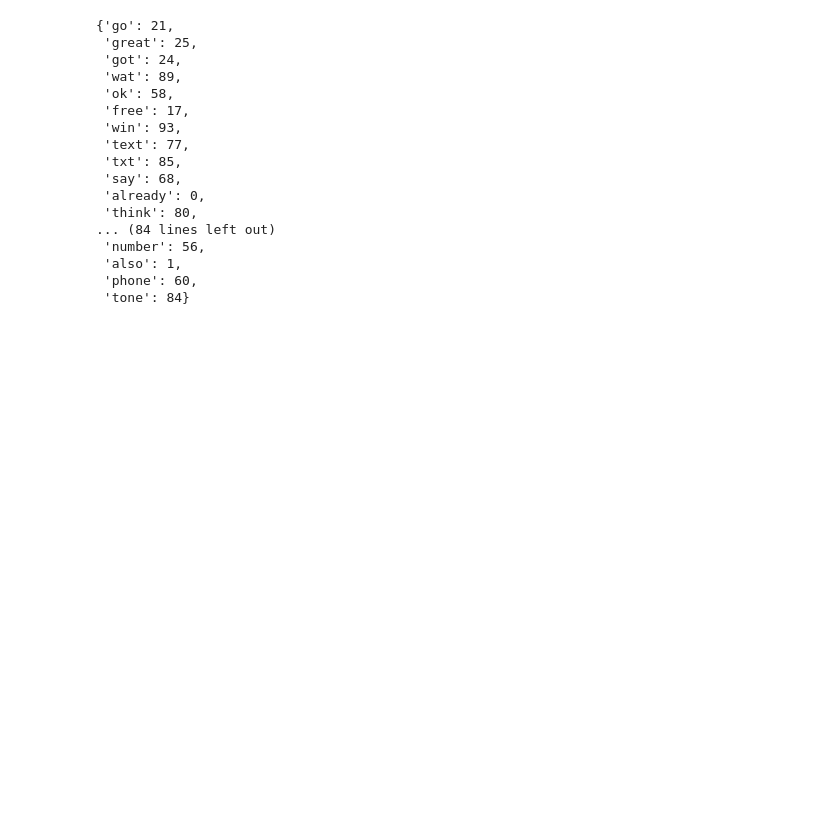
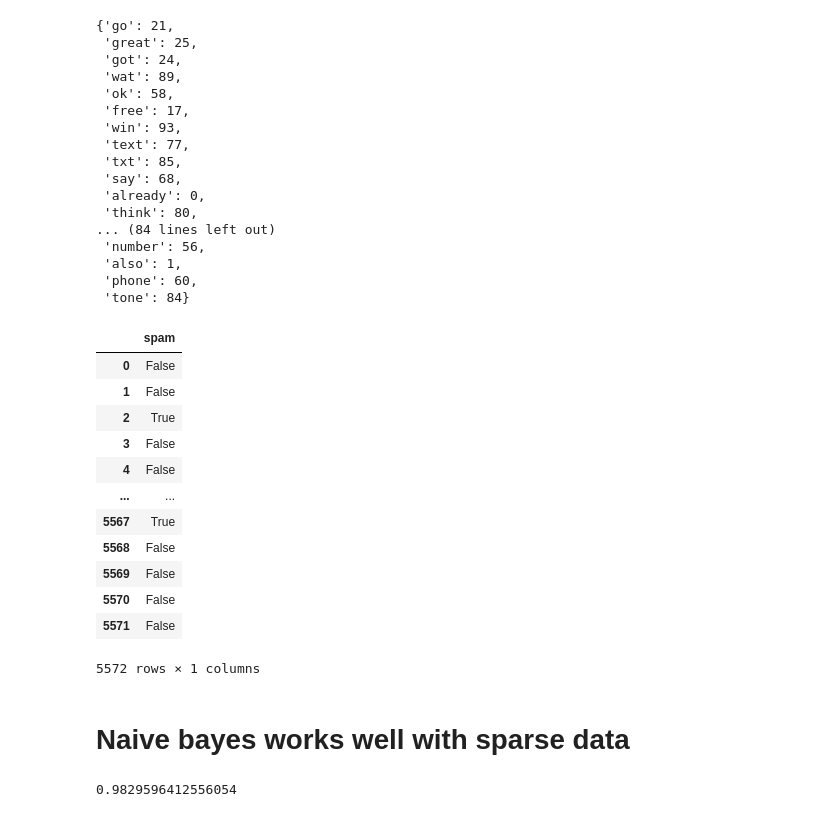
Before and after one commit to hardikcode-creator/NLP, a Jupyter notebook: NLP3.ipynb, the cells around one changed output. Cells and saved outputs as stored; diff of their text form; code cells hidden in the pictures; blank space fills up the shorter version.

```diff
--- a/NLP3.ipynb
+++ b/NLP3.ipynb
@@ -258,3 +270,23 @@ tfidf.vocabulary_
  'also': 1,
  'phone': 60,
  'tone': 84}
+# %%
+y=pd.get_dummies(df1['label']
+                 , drop_first=True
+                 )
+# %%
+y
+# %% [output]
+|  | spam |
+| 0 | False |
+| 1 | False |
+| 2 | True |
+| 3 | False |
+| 4 | False |
+| ... | ... |
+| 5567 | True |
+| 5568 | False |
+| 5569 | False |
+| 5570 | False |
+| 5571 | False |
+5572 rows × 1 columns
@@ -260,0 +297,2 @@ tfidf.vocabulary_
+# %% [markdown]
+# Naive bayes works well with sparse data
@@ -260,0 +304,5 @@ tfidf.vocabulary_
+# %%
+from sklearn.metrics import accuracy_score, classification_report
+print(accuracy_score(Y_test,y_pred))
+# %% [output]
+0.9829596412556054
```
Also changed, not shown: parts of 16 cells of this notebook.
